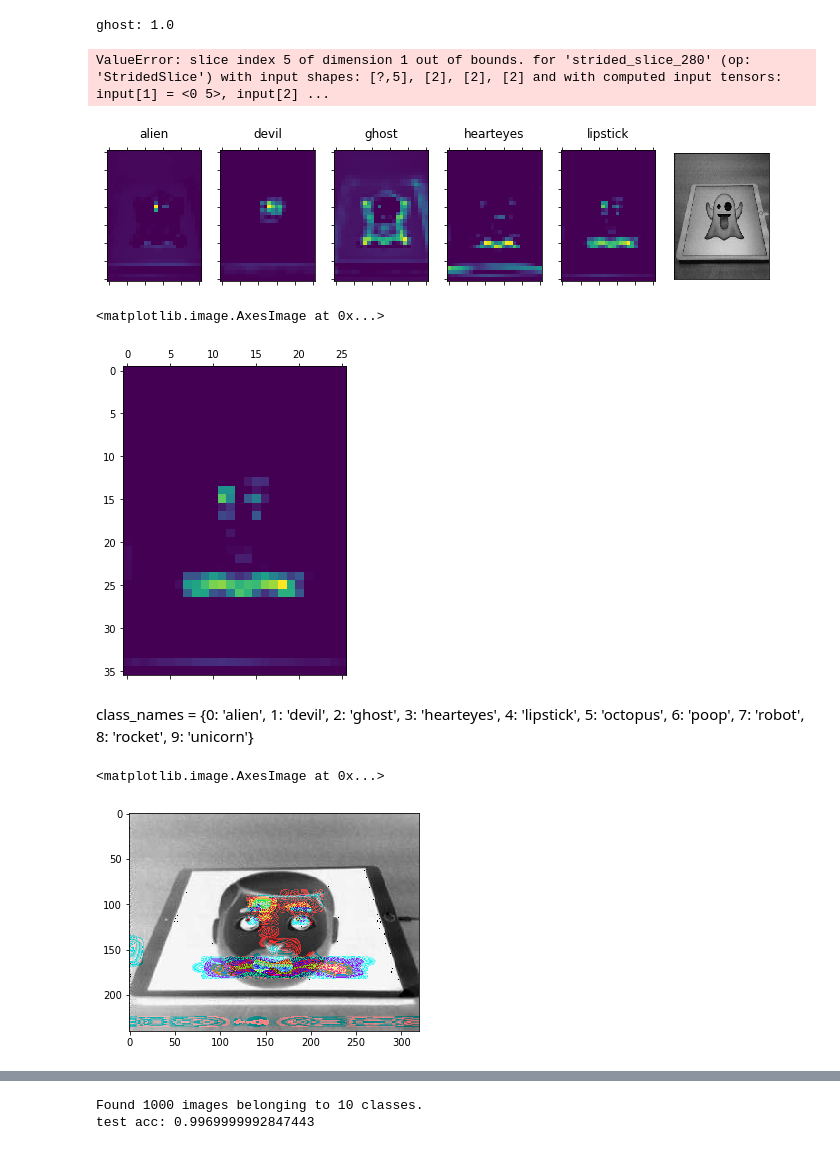
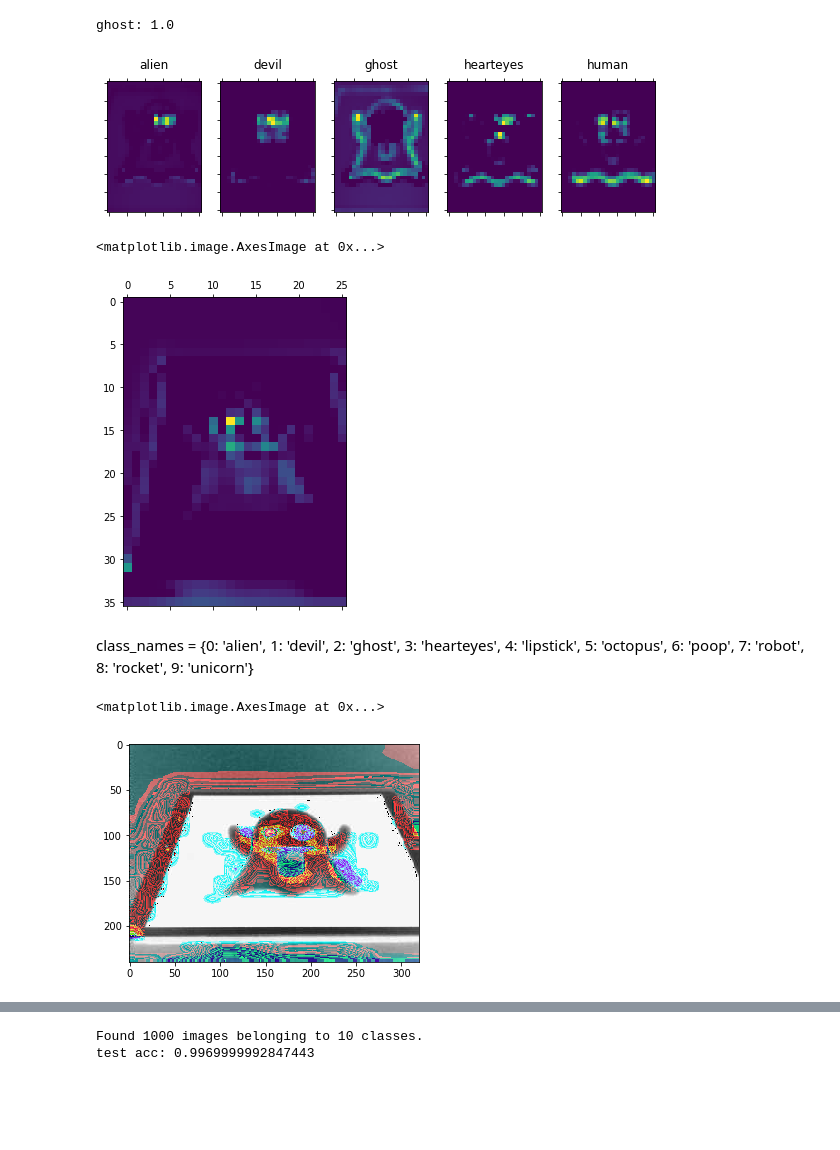
Before and after one commit to ikoshkin/cozmo-emoji-bingo, a Jupyter notebook: notebooks/visualize.ipynb, the cells around one changed output, grey strips where cells are left out. Cells and saved outputs as stored; diff of their text form; code cells hidden in the pictures; blank space fills up the shorter version.

```diff
--- a/notebooks/visualize.ipynb
+++ b/notebooks/visualize.ipynb
@@ -41,8 +43,11 @@ class_names = {0: 'alien',
 # h5_file = '../output-aws/tenclasses-augm/simple_cnn_multi_10c_with_aug.h5'
 # hdf5_file = '../output-aws/tenclasses-augm/hdf5/simple_cnn_multi-071-0.163.hdf5'
 
-h5_file = '../output-aws/fiveclasses-augm/simple_cnn_multi_5c_with_aug.h5'
-hdf5_file = '../output-aws/fiveclasses-augm/hdf5/simple_cnn_multi-099-0.079.hdf5'
+# h5_file = '../output-aws/five-no-adam/output/hdf5/simple_cnn_multi_5c_adam_multi-multi-b4.h5'
+# hdf5_file = '../output-aws/five-no-adam/output/hdf5/simple_cnn_multi.hdf5'
+
+h5_file = '../archived/output-aws/fiveclasses-augm/simple_cnn_multi_5c_with_aug.h5'
+hdf5_file = '../archived/output-aws/fiveclasses-augm/hdf5/simple_cnn_multi-099-0.079.hdf5'
 
 def load_model_and_weights(h5_file, hdf5_file):
     model = models.load_model(h5_file)
@@ -237,16 +255,17 @@ class_names = {0: 'alien',
                  1: 'devil',
                  2: 'ghost',
                  3: 'hearteyes',
-                 4: 'lipstick',
+                 4: 'human',
                  5: 'octopus',
                  6: 'poop',
                  7: 'robot',
                  8: 'rocket',
                  9: 'unicorn'}
 
-for i in range(10):
+for i in range(5):
 
     ax = fig.add_subplot(1, 10, i + 1, xticks=[], yticks=[])
+#     ax.matshow(img)
     ax.imshow(img)
 
     #: get robot/unicorn etc element in prediction vector
@@ -254,35 +273,34 @@ for i in range(10):
     emoji_output = model.output[:,i]
 
     last_conv_layer = model.get_layer('conv2d_4')
 
     #: gradient of emoji class with output feature map of last conv layer
     grads = K.gradients(emoji_output, last_conv_layer.output)[0]
     pooled_grads = K.mean(grads, axis=(0, 1, 2))
 
     #: get values of pooled_grad and last_conv_layer output feature map
     iterate = K.function([model.input],
                          [pooled_grads, last_conv_layer.output[0]])
 
     pooled_grads_value, conv_layer_output_value = iterate([x])
 
     #: Multiplies each channel in the feature-map array by
     #: “how important this channel is” with regard to the #emoji class
     for f in range(128):
         conv_layer_output_value[:, :, f] *= pooled_grads_value[f]
 
     heatmap = np.mean(conv_layer_output_value, axis=-1)
 
 
     heatmap = np.maximum(heatmap, 0)
     heatmap /= np.max(heatmap)
 
     ax.set_title(class_names.get(i))
     ax.set_yticklabels([])
     ax.set_xticklabels([])
     ax.matshow(heatmap)
 # %% [output]
-ValueError: slice index 5 of dimension 1 out of bounds. for 'strided_slice_280' (op: 'StridedSlice') with input shapes: [?,5], [2], [2], [2] and with computed input tensors: input[1] = <0 5>, input[2] ...
-[figure, old version]
+[figure, new version]
 # %%
 #: get robot/unicorn etc element in prediction vector
 # emoji_output = model.output[:,preds[0]]
@@ -312,7 +330,7 @@ heatmap /= np.max(heatmap)
 plt.matshow(heatmap)
 # %% [output]
 <matplotlib.image.AxesImage at 0x...>
-[figure, old version]
+[figure, new version]
 # %% [markdown]
 class_names = {0: 'alien',
                  1: 'devil',
@@ -325,7 +343,7 @@ class_names = {0: 'alien',
                  8: 'rocket',
                  9: 'unicorn'}
 # %%
-img_path = '/Users/koshkin/Documents/g/capstone/cozmo-emoji-bingo/images/five_multiclass/test/human/human-10.jpeg'
+# img_path = '/Users/koshkin/Documents/g/capstone/cozmo-emoji-bingo/images/five_multiclass/test/human/human-10.jpeg'
 # img_path = '/Users/koshkin/Documents/g/capstone/cozmo-emoji-bingo/images/five_multiclass/test/devil/devil-16.jpeg'
 # img_path = '/Users/koshkin/Documents/g/capstone/cozmo-emoji-bingo/images/five_multiclass/test/devil/human-10.jpeg'
 img = cv2.imread(img_path)
@@ -340,7 +358,7 @@ cv2.imwrite(dst_path, superimposed_img)
 plt.imshow(superimposed_img)
 # %% [output]
 <matplotlib.image.AxesImage at 0x...>
-[figure, old version]
+[figure, new version]
 # %%
 history = '../output-aws/tenclasses-augm/logs/history_hist_simple_cnn_multi_10c_with_aug.csv'
 dfh = pd.read_csv(history)
```
Also changed, not shown: parts of 10 cells of this notebook, 5 other files.
